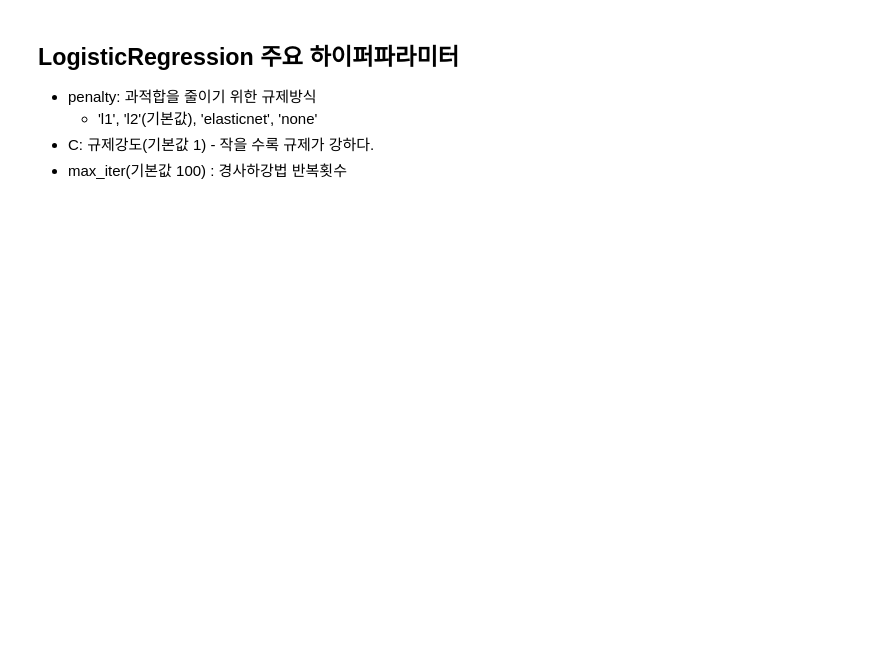
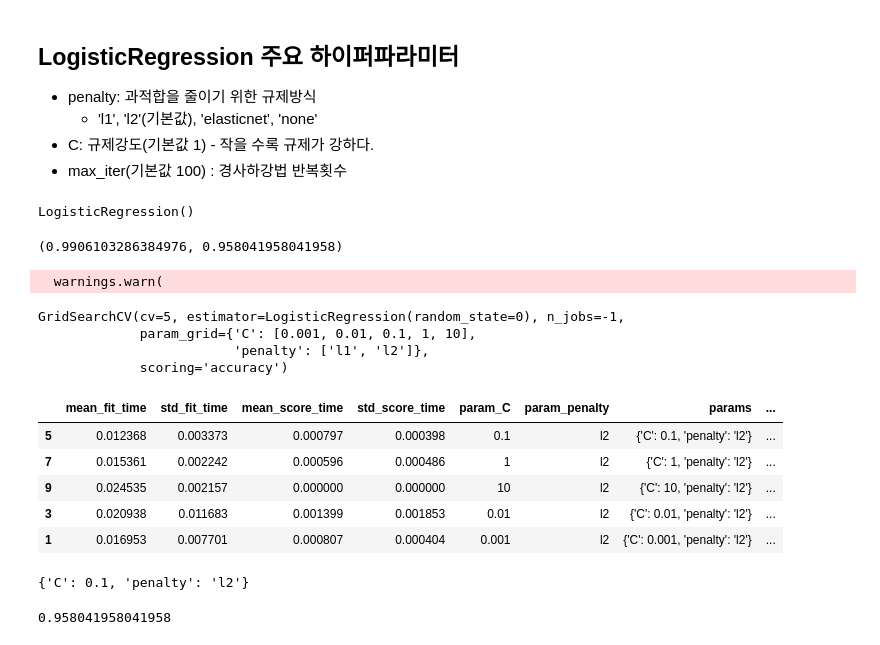
Before and after one commit to sujeong-jang-creator/jcrystal, a Jupyter notebook: 12.MachineLearning/14_로지스틱회귀.ipynb, the cells around one changed output. Saved outputs shown, nothing was run; the diff lists cells and outputs as text; code cells hidden in the pictures; blank space fills up the shorter version.

```diff
--- a/12.MachineLearning/14_로지스틱회귀.ipynb
+++ b/12.MachineLearning/14_로지스틱회귀.ipynb
@@ -74,0 +109,59 @@ $$
+# %%
+# Scaling
+scaler = StandardScaler()
+X_train_scaled = scaler.fit_transform(X_train)
+X_test_scaled = scaler.transform(X_test)
+# %%
+# 모델 생성 + 학습
+lr = LogisticRegression(random_state=0)
+lr.fit(X_train_scaled, y_train)
+# %% [output]
+LogisticRegression()
+# %%
+# 평가
+pred_train = lr.predict(X_train_scaled)
+pred_test = lr.predict(X_test_scaled)
+
+accuracy_score(y_train, pred_train),  accuracy_score(y_test, pred_test)
+# %% [output]
+(0.9906103286384976, 0.958041958041958)
+# %%
+# GridSearchCV 파라미터 - penalty, C
+param = {
+    'penalty':['l1', 'l2'],
+    'C':[0.001, 0.01, 0.1, 1, 10]
+}
+gs = GridSearchCV(LogisticRegression(random_state=0),
+                  param,
+                  cv=5,
+                  scoring='accuracy',
+                  n_jobs=-1)
+# %%
+gs.fit(X_train_scaled, y_train)
+# %% [output]
+  warnings.warn(
+GridSearchCV(cv=5, estimator=LogisticRegression(random_state=0), n_jobs=-1,
+             param_grid={'C': [0.001, 0.01, 0.1, 1, 10],
+                         'penalty': ['l1', 'l2']},
+             scoring='accuracy')
+# %%
+import pandas as pd
+result = pd.DataFrame(gs.cv_results_)
+result.sort_values('rank_test_score').head()
+# %% [output]
+|  | mean_fit_time | std_fit_time | mean_score_time | std_score_time | param_C | param_penalty | params | ... |
+| 5 | 0.012368 | 0.003373 | 0.000797 | 0.000398 | 0.1 | l2 | {'C': 0.1, 'penalty': 'l2'} | ... |
+| 7 | 0.015361 | 0.002242 | 0.000596 | 0.000486 | 1 | l2 | {'C': 1, 'penalty': 'l2'} | ... |
+| 9 | 0.024535 | 0.002157 | 0.000000 | 0.000000 | 10 | l2 | {'C': 10, 'penalty': 'l2'} | ... |
+| 3 | 0.020938 | 0.011683 | 0.001399 | 0.001853 | 0.01 | l2 | {'C': 0.01, 'penalty': 'l2'} | ... |
+| 1 | 0.016953 | 0.007701 | 0.000807 | 0.000404 | 0.001 | l2 | {'C': 0.001, 'penalty': 'l2'} | ... |
+# %%
+gs.best_params_
+# %% [output]
+{'C': 0.1, 'penalty': 'l2'}
+# %%
+best_model = gs.best_estimator_
+pred_test = best_model.predict(X_test_scaled)
+accuracy_score(y_test, pred_test)
+# %% [output]
+0.958041958041958
```
Also changed, not shown: parts of 7 cells of this notebook, 32 other files.
